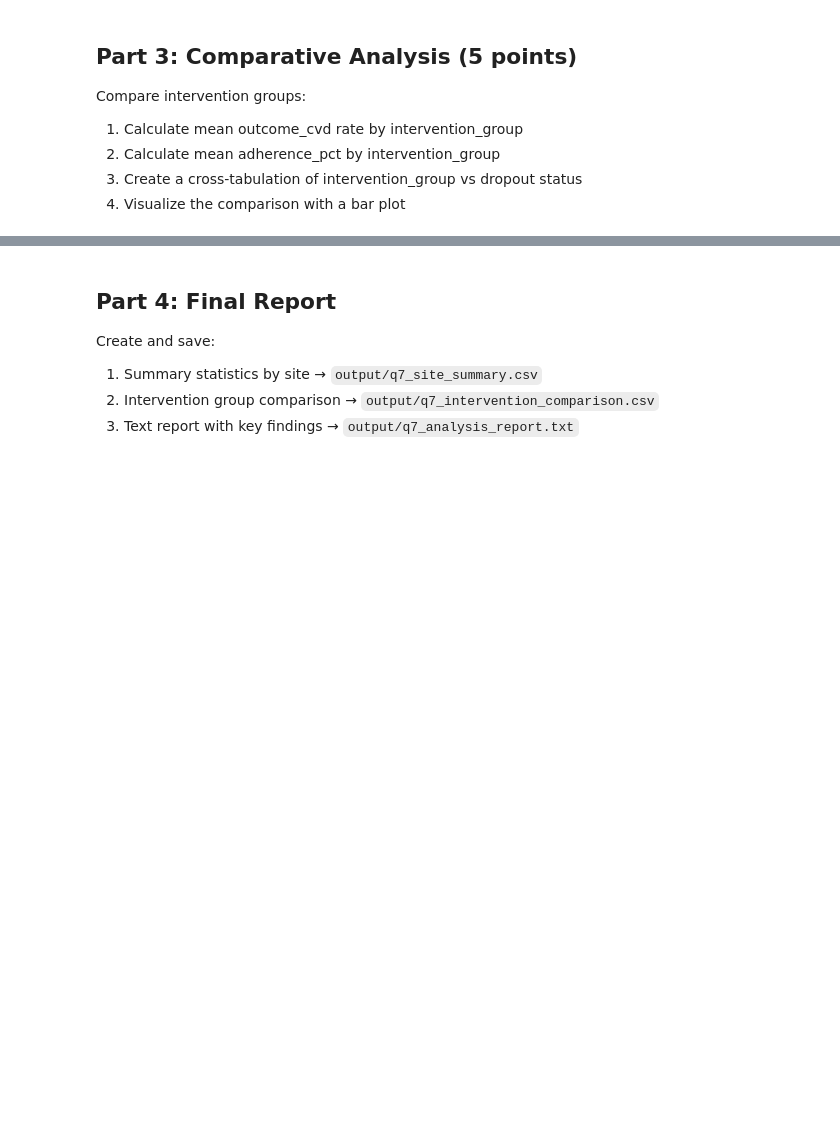
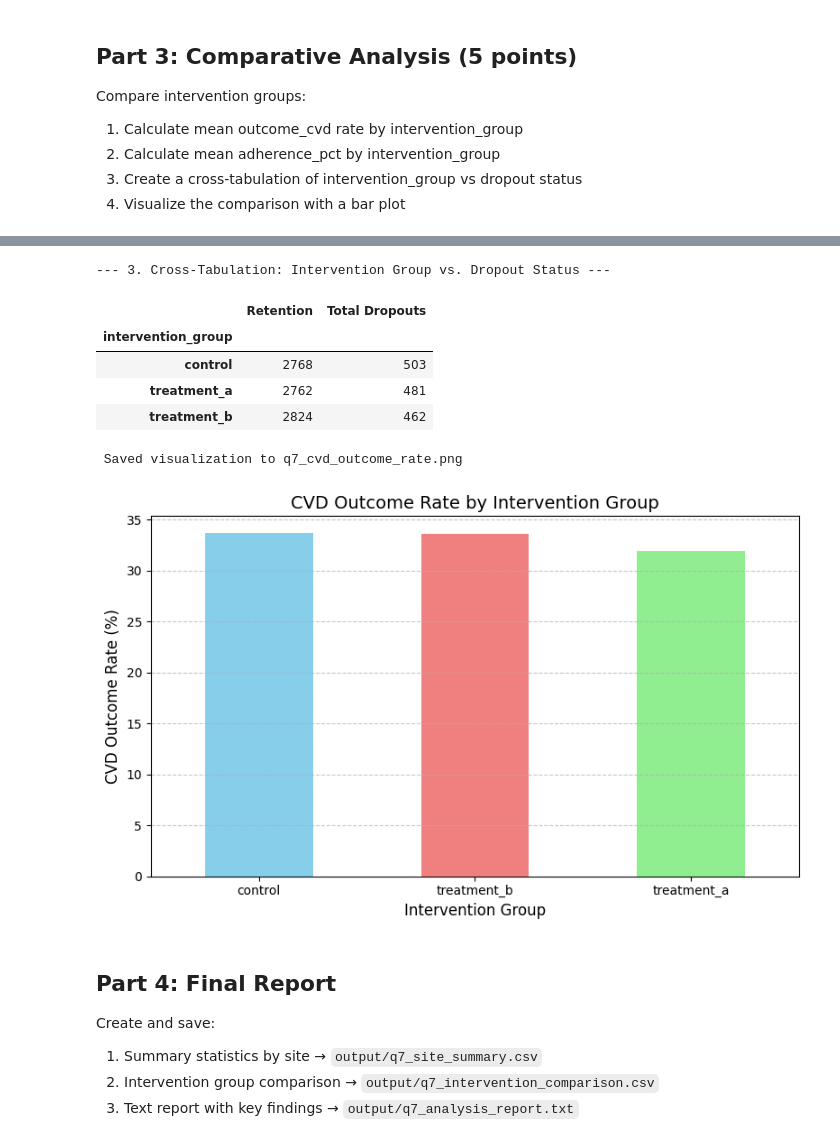
Before and after one commit to UCSF-DataSci/ds217-midterm-matee786313rehman, a Jupyter notebook: q7_executed.ipynb, the cells around one changed output, grey strips where cells are left out. Cells and saved outputs as stored; diff of their text form; code cells hidden in the pictures; blank space fills up the shorter version.

```diff
--- a/q7_executed.ipynb
+++ b/q7_executed.ipynb
@@ -75,0 +224,70 @@ Compare intervention groups:
+# %%
+import matplotlib.pyplot as plt
+# --- STEP 1---
+try:
+    df = pd.read_csv('output/q5_cleaned_data.csv')
+except FileNotFoundError:
+    print("Error: Could not find output/q5_cleaned_data.csv. Please ensure it exists.")
+    raise
+
+# 1a. CLEANING: Intervention Group (String Cleaning)
+df['intervention_group'] = df['intervention_group'].astype(str).str.lower().str.strip()
+df['intervention_group'] = df['intervention_group'].str.replace(r'\s+', ' ', regex=True)
+intervention_mapping = {
+    'contrl': 'control',
+    'treatmenta': 'treatment a',
+    'treatmen a': 'treatment a',
+}
+df['intervention_group'] = df['intervention_group'].replace(intervention_mapping)
+df['intervention_group'] = df['intervention_group'].str.replace('treatment ', 'treatment_', regex=False).str.replace('treatmenta', 'treatment_a', regex=False)
+
+# 1b. CLEANING: Binary Columns (Type Conversion) <--- NEW FIX
+# Convert Yes/No columns to 1/0 so mean() can be calculated.
+binary_cols = ['outcome_cvd', 'dropout']
+for col in binary_cols:
+    df[col] = df[col].astype(str).str.lower().str.strip().replace({'yes': 1, 'no': 0}).fillna(0).astype(int)
+
+# 1c. CLEANING: Age Outliers/Sentinel Values (Numerical Cleaning)
+df['age'] = df['age'].replace(-999, np.nan)
+df_clean = df[(df['age'] >= 0) & (df['age'].notna())].copy()
+
+rows_removed = len(df) - len(df_clean)
+print(f" Data Cleaned and Converted: {len(df_clean)} patients remaining. ({rows_removed} removed for age outliers/sentinels).")
+print("-" * 50)
+
+
+# --- STEP 2: CALCULATIONS AND CROSS-TABULATION ---
+
+# 2a. Calculate mean outcome_cvd and adherence_pct by intervention_group
+comp_summary_df = df_clean.groupby('intervention_group')[['outcome_cvd', 'adherence_pct']].mean()
+comp_summary_df['outcome_cvd'] = comp_summary_df['outcome_cvd'] * 100 # Convert to percentage
+comp_summary_df.columns = ['CVD Outcome Rate (%)', 'Mean Adherence (%)']
+
+print("\n--- 1 & 2. Mean CVD Rate and Mean Adherence (%) ---")
+display(comp_summary_df)
+
+
+# 2b. Create a cross-tabulation of intervention_group vs dropout status
+print("\n--- 3. Cross-Tabulation: Intervention Group vs. Dropout Status ---")
+# Use the numeric dropout column and sum to get the count of dropouts (1s)
+dropout_counts = df_clean.groupby('intervention_group')['dropout'].agg(['sum', 'count'])
+dropout_counts.columns = ['Total Dropouts', 'Total Patients']
+dropout_counts['Retention'] = dropout_counts['Total Patients'] - dropout_counts['Total Dropouts']
+dropout_counts = dropout_counts[['Retention', 'Total Dropouts']]
+display(dropout_counts)
+
+
+# --- STEP 3: VISUALIZATION (CVD Outcome Rate) ---
+
+# 3. Bar plot of mean outcome_cvd rate
+plt.figure(figsize=(8, 5))
+comp_summary_df['CVD Outcome Rate (%)'].sort_values(ascending=False).plot(kind='bar', color=['skyblue', 'lightcoral', 'lightgreen'])
+plt.title('CVD Outcome Rate by Intervention Group', fontsize=14)
+plt.xlabel('Intervention Group', fontsize=12)
+plt.ylabel('CVD Outcome Rate (%)', fontsize=12)
+plt.xticks(rotation=0)
+plt.grid(axis='y', linestyle='--', alpha=0.7)
+plt.tight_layout()
+plt.savefig('q7_cvd_outcome_rate.png')
+print("\n Saved visualization to q7_cvd_outcome_rate.png")
+# %% [output]
@@ -76,3 +303,11 @@ Compare intervention groups:
+--- 3. Cross-Tabulation: Intervention Group vs. Dropout Status ---
+|  | Retention | Total Dropouts |
+| intervention_group |  |  |
+| control | 2768 | 503 |
+| treatment_a | 2762 | 481 |
+| treatment_b | 2824 | 462 |
+ Saved visualization to q7_cvd_outcome_rate.png
+[figure, added]
 # %% [markdown]
 ## Part 4: Final Report
 
```
Also changed, not shown: parts of 17 cells of this notebook, 7 other files.
